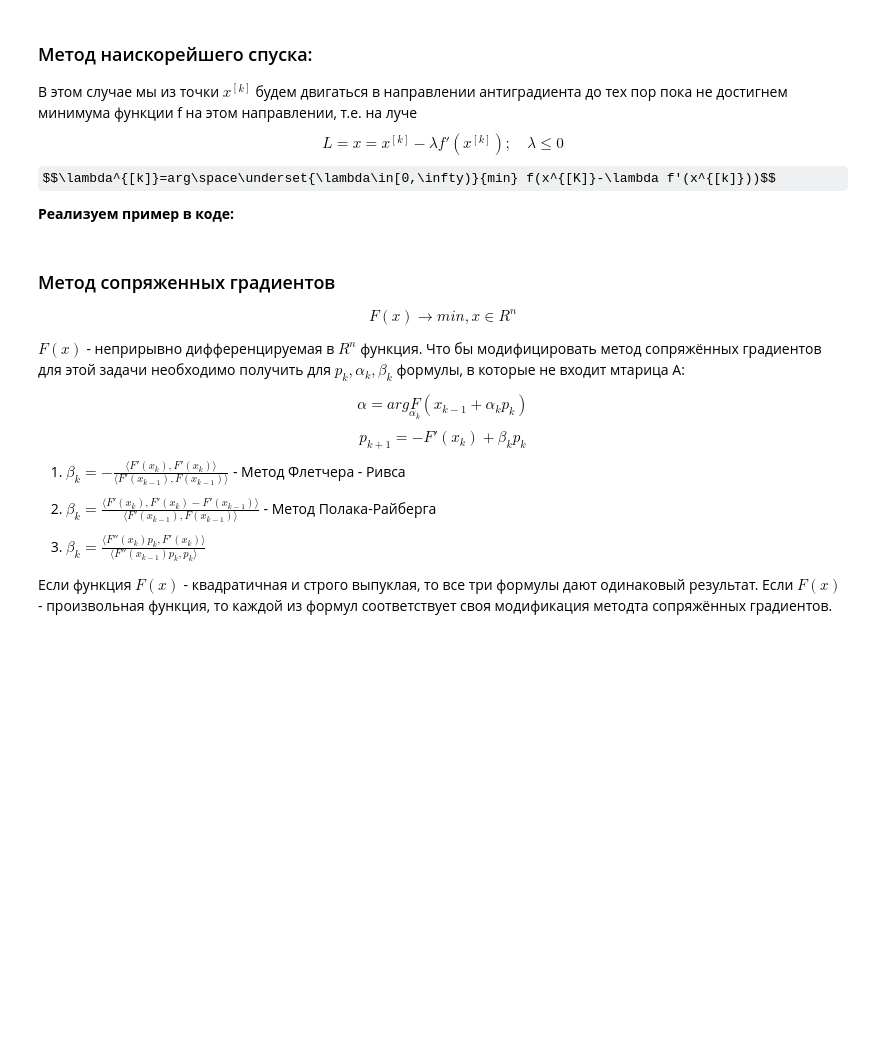
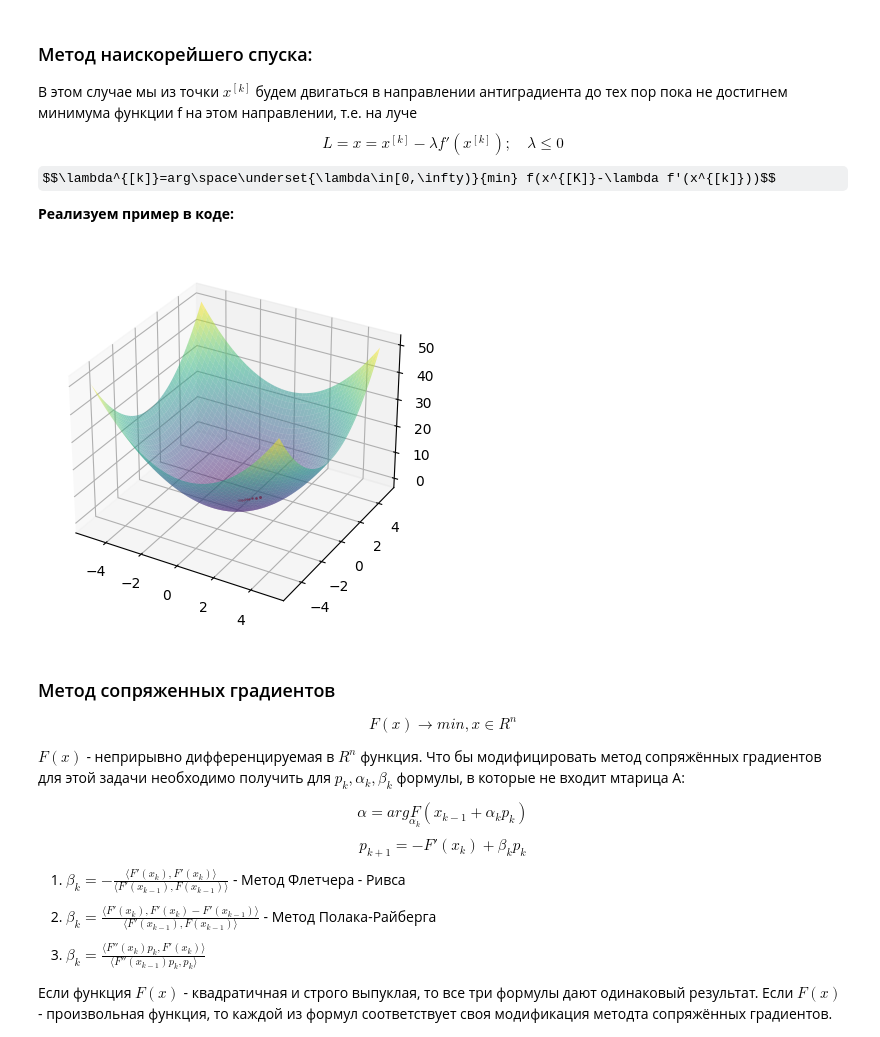
Before and after one commit to Iamnotagenius/Primat, a Jupyter notebook: lab-3/lab-3.ipynb, the cells around one changed output. Cells and saved outputs as stored; diff of their text form; code cells hidden in the pictures; some formulas as TeX source; blank space fills up the shorter version.

```diff
--- a/lab-3/lab-3.ipynb
+++ b/lab-3/lab-3.ipynb
@@ -109,6 +146,44 @@ $$L={x=x^{[k]}-\lambda f'(x^{[k]});\quad\lambda \le 0}$$
 $$\lambda^{[k]}=arg\space\underset{\lambda\in[0,\infty)}{min} f(x^{[K]}-\lambda f'(x^{[k]}))$$
 
 **Реализуем пример в коде:**
+# %%
+
+# строим график функции
+fig = plt.figure()
+ax = fig.add_subplot(111, projection='3d')
+x_range = np.linspace(-5, 5, 100)
+y_range = np.linspace(-5, 5, 100)
+x_grid, y_grid = np.meshgrid(x_range, y_range)
+z_grid = f(x_grid, y_grid)
+ax.plot_surface(x_grid, y_grid, z_grid, cmap='viridis', alpha=0.5)
+
+# начальное приближение и параметры град. спуска
+x0 = np.array([1, 1])
+alpha = 0.1
+tol = 1e-6
+max_iter = 100
+
+# запускаем град. спуск
+x = x0
+i = 0
+while i < max_iter:
+    # вычисляем градиент
+    grad = grad_f(x[0], x[1])
+    # вычисляем шаг
+    step = -alpha*grad
+    # обновляем значения
+    x_new = x + step
+    if np.linalg.norm(x_new - x) < tol:
+        break
+    x = x_new
+    i += 1
+    # отображаем на графике
+    plt.scatter(x[0], x[1], f(x[0],x[1]), color='red')
+
+# отображаем график
+plt.show()
+# %% [output]
+[figure, added]
 # %% [markdown]
 ### Метод сопряженных градиентов
 
```
Also changed, not shown: parts of 2 cells of this notebook.
